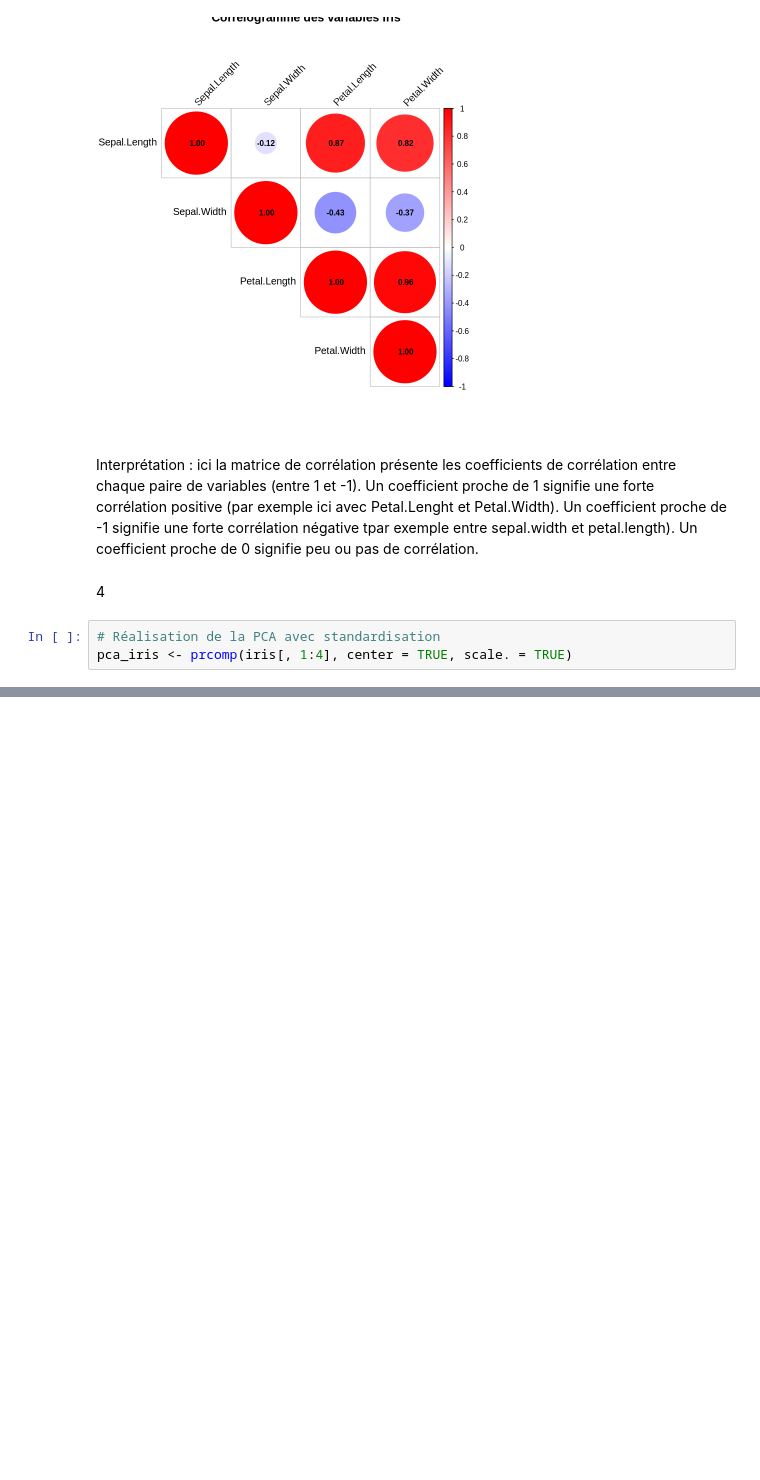
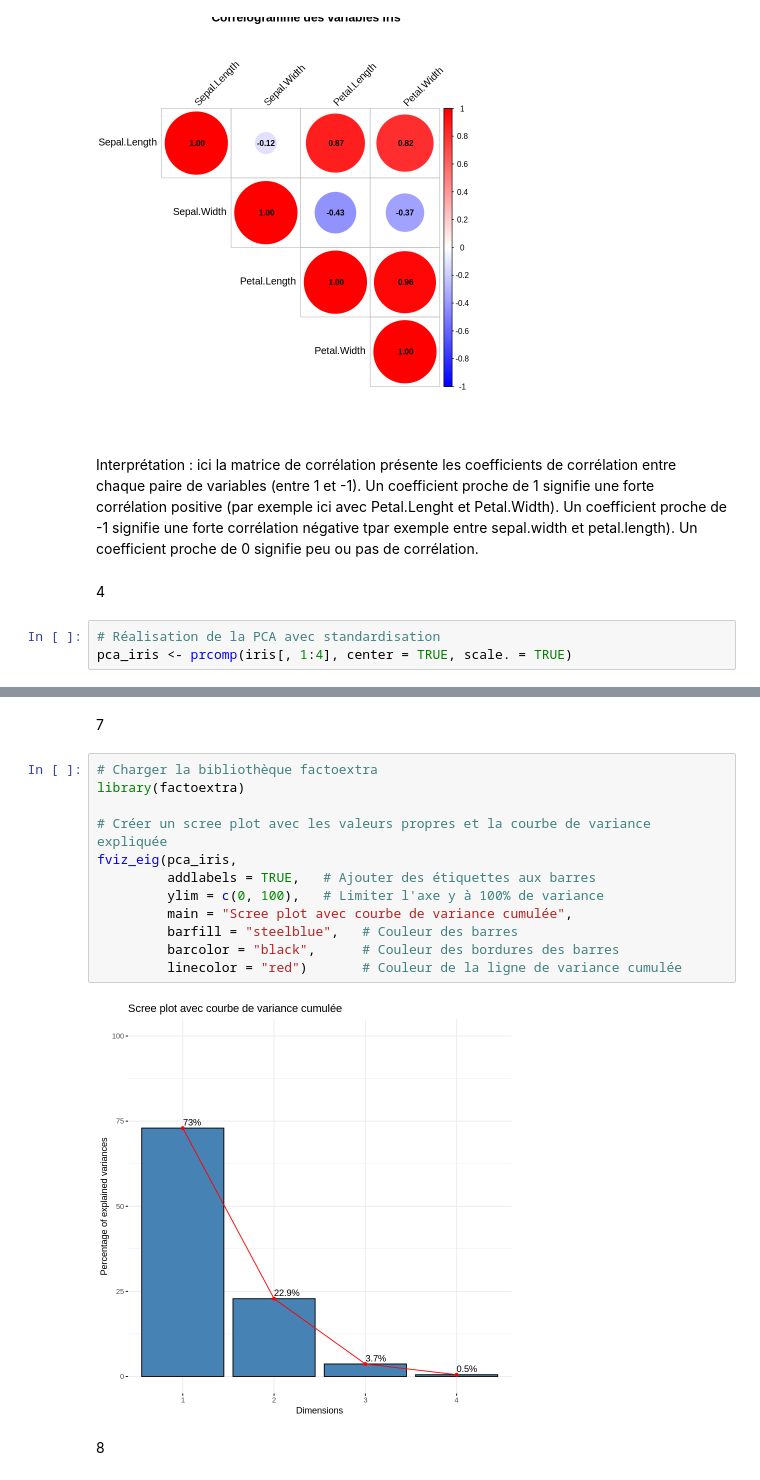
Before and after one commit to e-lprunier/Notebook_4A, a Jupyter notebook: Réduction_de_dimensionnalité_Clustering_notebook.ipynb, the cells around one changed output, grey strips where cells are left out. Cells and saved outputs as stored; diff of their text form; blank space fills up the shorter version.

```diff
--- a/Réduction_de_dimensionnalité_Clustering_notebook.ipynb
+++ b/Réduction_de_dimensionnalité_Clustering_notebook.ipynb
@@ -137,0 +206,18 @@ pca_iris <- prcomp(iris[, 1:4], center = TRUE, scale. = TRUE)
+# %% [markdown]
+7
+# %%
+# Charger la bibliothèque factoextra
+library(factoextra)
+
+# Créer un scree plot avec les valeurs propres et la courbe de variance expliquée
+fviz_eig(pca_iris,
+         addlabels = TRUE,   # Ajouter des étiquettes aux barres
+         ylim = c(0, 100),   # Limiter l'axe y à 100% de variance
+         main = "Scree plot avec courbe de variance cumulée",
+         barfill = "steelblue",   # Couleur des barres
+         barcolor = "black",      # Couleur des bordures des barres
+         linecolor = "red")       # Couleur de la ligne de variance cumulée
+# %% [output]
+[figure, added]
+# %% [markdown]
+8
```
Also changed, not shown: parts of 83 cells of this notebook.
